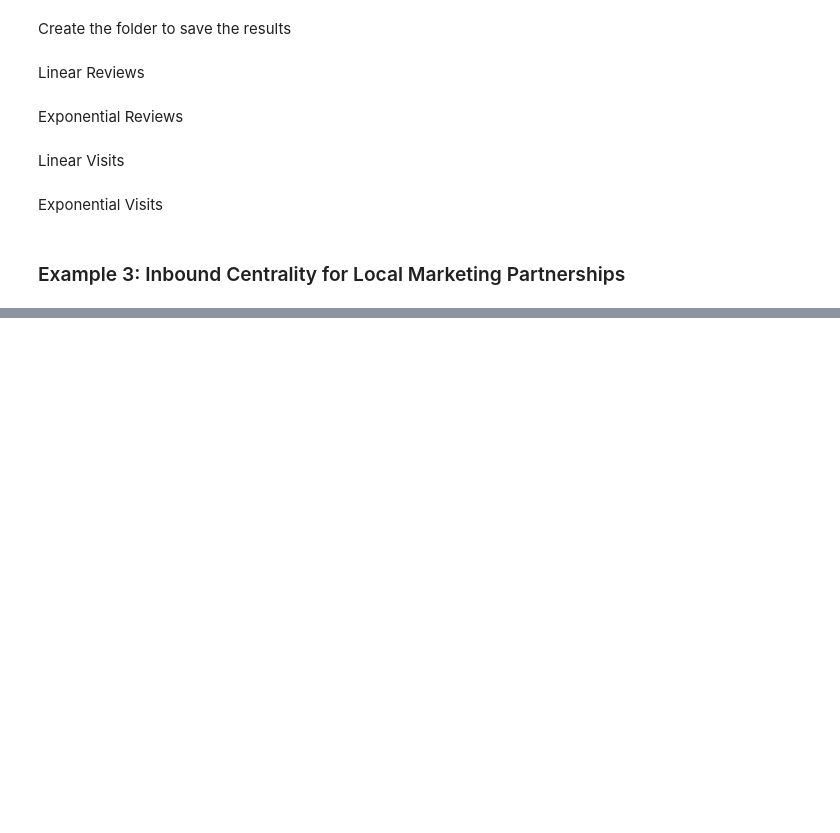
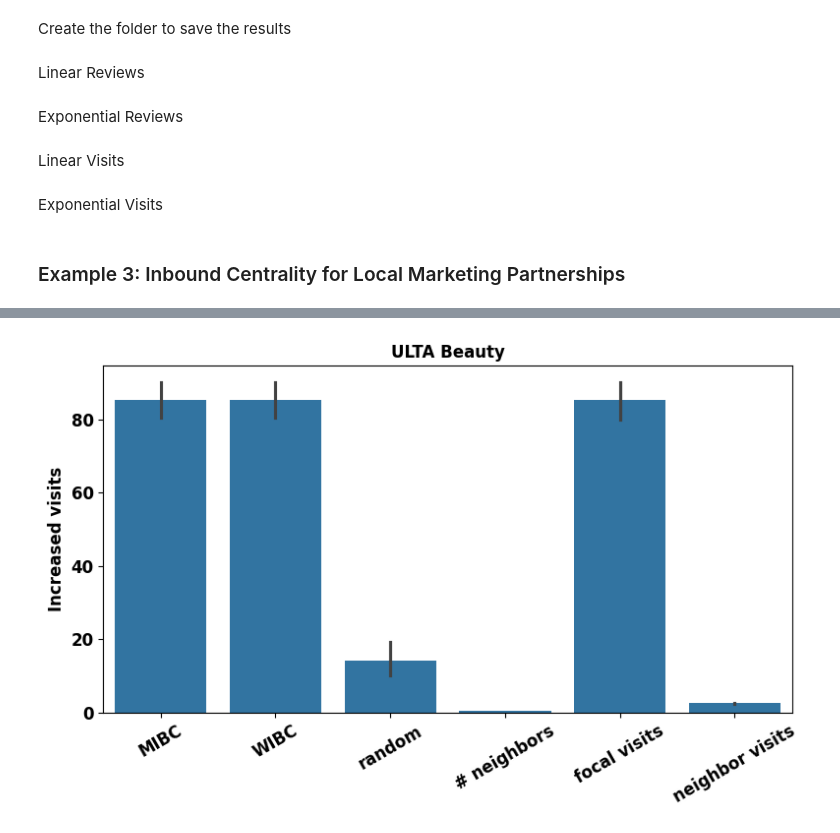
Before and after one commit to embedded-robotics/local-business-network, a Jupyter notebook: part3_visuals_tables/centrality_calculations_plot.ipynb, the cells around one changed output, grey strips where cells are left out. Cells and saved outputs as stored; diff of their text form; code cells hidden in the pictures; blank space fills up the shorter version.

Commit message:
Added the code for centrality and coefficient-estimation

```diff
--- a/part3_visuals_tables/centrality_calculations_plot.ipynb
+++ b/part3_visuals_tables/centrality_calculations_plot.ipynb
@@ -931,0 +934,3 @@ plt.savefig(os.path.join(dir_path, 'visits_exp.png'))
+# %%
+dir_path = os.path.join('example4_inbound_centrality_local_marketing', brand)
+os.makedirs(dir_path, exist_ok=True)
@@ -933,7 +940,7 @@ plt.savefig(os.path.join(dir_path, 'visits_exp.png'))
 focal_store_chosen_num = 1
 #%%
 # https://coresight.com/research/going-head-to-head-in-beauty-retailing-a-comparison-of-sephora-and-ulta/
-ranked_dic = visits_all_business_pure.groupby('Focal_Stores').agg(num_neighbors=('Neib_Stores', 'count'),
+ranked_dic = visits_all_business_pure_reviews.groupby('Focal_Stores').agg(num_neighbors=('Neib_Stores', 'count'),
                                                    focal_avg_visits=('Foc_avg_visits', 'mean'),
                                                    neighbor_avg_visits=('Neib_avg_visits', 'sum'),
                                                    weighted_visits = ('weighted_visits', 'sum')
@@ -941,8 +948,8 @@ ranked_dic = visits_all_business_pure.groupby('Focal_Stores').agg(num_neighbors=
 
 #%%
 
-top_selected_w = inner_centrality.sort_values('weighted_influence', ascending =False)[:focal_store_chosen_num].Focal_Stores.values
-top_selected = inner_centrality.sort_values('influence', ascending =False)[:focal_store_chosen_num].Focal_Stores.values
+top_selected_w = inner_centrality_reviews.sort_values('weighted_influence', ascending =False)[:focal_store_chosen_num].Focal_Stores.values
+top_selected = inner_centrality_reviews.sort_values('influence', ascending =False)[:focal_store_chosen_num].Focal_Stores.values
 num_stores = ranked_dic.sort_values('num_neighbors', ascending =False).index[:focal_store_chosen_num]
 focal_avg_visits = ranked_dic.sort_values('focal_avg_visits', ascending =False).index[:focal_store_chosen_num]
 avg_visits = ranked_dic.sort_values('neighbor_avg_visits', ascending =False).index[:focal_store_chosen_num]
@@ -950,7 +957,7 @@ weighted_visits = ranked_dic.sort_values('weighted_visits', ascending =False).in
 
 
 def compute_visits_eg3(store_id, current_visits_rate, num_neighboring_store = 3):
-    sub_g = visits_all_business_pure[visits_all_business_pure.Focal_Stores.isin(store_id)]
+    sub_g = visits_all_business_pure_reviews[visits_all_business_pure_reviews.Focal_Stores.isin(store_id)]
     #sub_g = sub_g.sort_values('weighted_visits', ascending = False).reset_index()#[:num_neighboring_store]
     visits = 0
     for i in range(sub_g.shape[0]):
@@ -1300,0 +1129,18 @@ plt.show()
+# %%
+cnt = 0
+plt.figure(figsize = (8, 5))
+data = example_3_local_partner_choice
+data_sub = data.melt(value_vars = data.columns[:-1])
+data_sub['Revenue'] = DAY * (data_sub['value']) #/ 4000 * 100
+order = ['top_selected_profit', 'top_selected_w_profit', 'rand_profit', 'num_stores_profit',
+            'focal_avg_visits_profit',  'closest_weighted_profit']
+sns.barplot(data = data_sub, x = 'variable', y = 'Revenue', order=order)
+plt.title('{}'.format(brand), fontsize = 12, fontweight = 'bold')
+plt.yticks(fontsize = 12, fontweight = 'bold')
+plt.xlabel('')
+plt.ylabel('Increased visits', fontsize = 12, fontweight = 'bold')
+plt.xticks(range(6), [ 'MIBC', 'WIBC', 'random', '# neighbors', 'focal visits', 'neighbor visits'], fontsize = 12, fontweight = 'bold', rotation = 30)
+plt.tight_layout()
+plt.savefig(os.path.join(dir_path, 'visits.png'))
+# %% [output]
+[figure, added]
```
Also changed, not shown: parts of 25 cells of this notebook, 1 other file.
